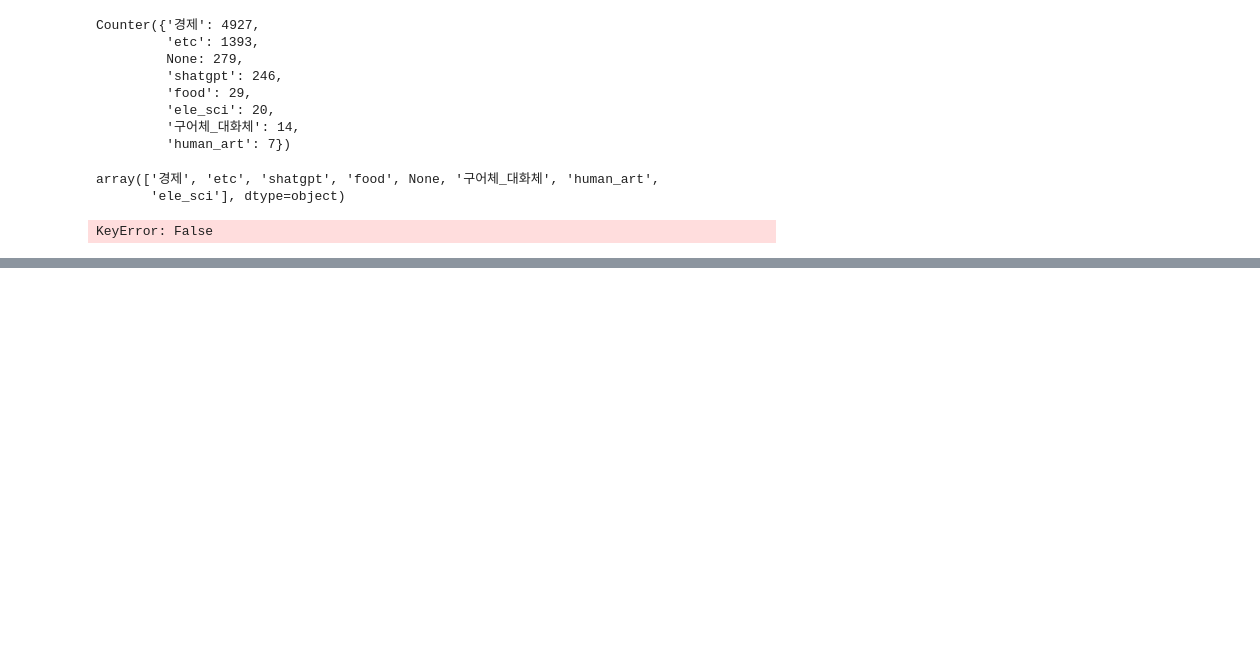
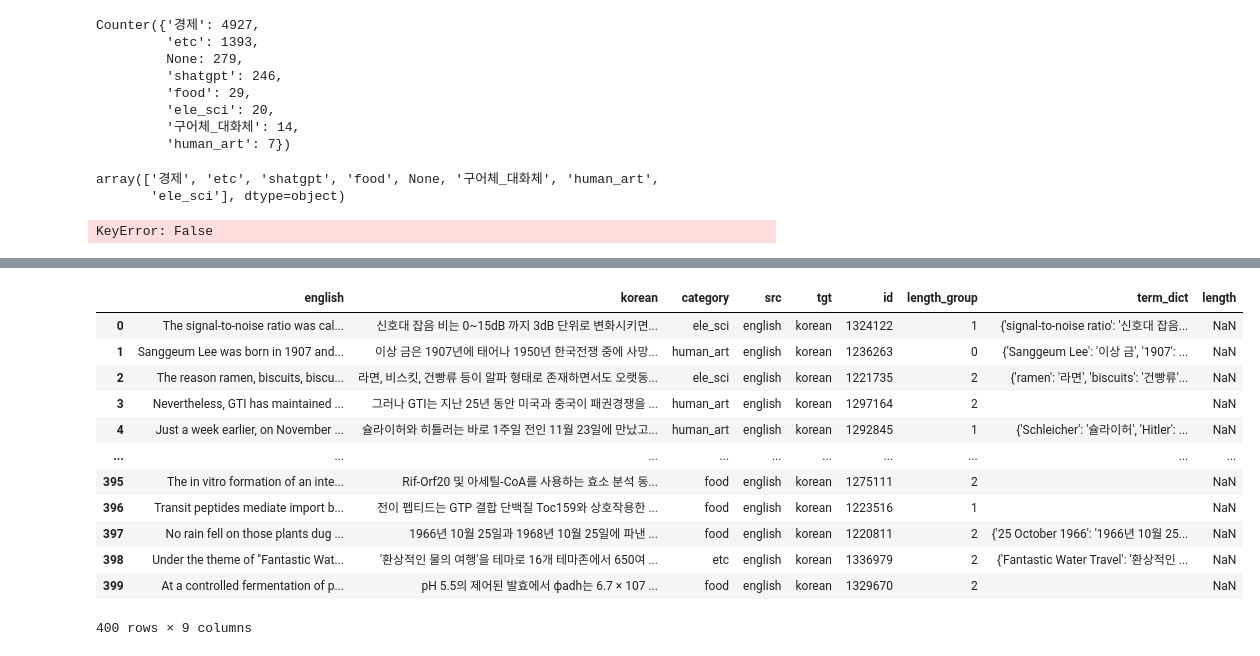
Before and after one commit to JH-lee95/continual-pre-training-rslora, a Jupyter notebook: src/ipynbs/tmt_trainig_dataset_10k.ipynb, the cells around one changed output, grey strips where cells are left out. Saved outputs shown, nothing was run; the diff lists cells and outputs as text; code cells hidden in the pictures; blank space fills up the shorter version.

```diff
--- a/src/ipynbs/tmt_trainig_dataset_10k.ipynb
+++ b/src/ipynbs/tmt_trainig_dataset_10k.ipynb
@@ -332,0 +443,16 @@ new_dataset_1k.save_to_disk("/azurestorage/data/translation_data/aligned_dataset
+# %%
+sampled_df
+# %% [output]
+|  | english | korean | category | src | tgt | id | length_group | term_dict | length |
+| 0 | The signal-to-noise ratio was cal... | 신호대 잡음 비는 0~15dB 까지 3dB 단위로 변화시키면... | ele_sci | english | korean | 1324122 | 1 | {'signal-to-noise ratio': '신호대 잡음... | NaN |
+| 1 | Sanggeum Lee was born in 1907 and... | 이상 금은 1907년에 태어나 1950년 한국전쟁 중에 사망... | human_art | english | korean | 1236263 | 0 | {'Sanggeum Lee': '이상 금', '1907': ... | NaN |
+| 2 | The reason ramen, biscuits, biscu... | 라면, 비스킷, 건빵류 등이 알파 형태로 존재하면서도 오랫동... | ele_sci | english | korean | 1221735 | 2 | {'ramen': '라면', 'biscuits': '건빵류'... | NaN |
+| 3 | Nevertheless, GTI has maintained ... | 그러나 GTI는 지난 25년 동안 미국과 중국이 패권경쟁을 ... | human_art | english | korean | 1297164 | 2 |  | NaN |
+| 4 | Just a week earlier, on November ... | 슐라이허와 히틀러는 바로 1주일 전인 11월 23일에 만났고... | human_art | english | korean | 1292845 | 1 | {'Schleicher': '슐라이허', 'Hitler': ... | NaN |
+| ... | ... | ... | ... | ... | ... | ... | ... | ... | ... |
+| 395 | The in vitro formation of an inte... | Rif-Orf20 및 아세틸-CoA를 사용하는 효소 분석 동... | food | english | korean | 1275111 | 2 |  | NaN |
+| 396 | Transit peptides mediate import b... | 전이 펩티드는 GTP 결합 단백질 Toc159와 상호작용한 ... | food | english | korean | 1223516 | 1 |  | NaN |
+| 397 | No rain fell on those plants dug ... | 1966년 10월 25일과 1968년 10월 25일에 파낸 ... | food | english | korean | 1220811 | 2 | {'25 October 1966': '1966년 10월 25... | NaN |
+| 398 | Under the theme of "Fantastic Wat... | '환상적인 물의 여행'을 테마로 16개 테마존에서 650여 ... | etc | english | korean | 1336979 | 2 | {'Fantastic Water Travel': '환상적인 ... | NaN |
+| 399 | At a controlled fermentation of p... | pH 5.5의 제어된 발효에서 ϕadh는 6.7 × 107 ... | food | english | korean | 1329670 | 2 |  | NaN |
+400 rows × 9 columns
```
Also changed, not shown: parts of 12 cells of this notebook, 5 other files.
